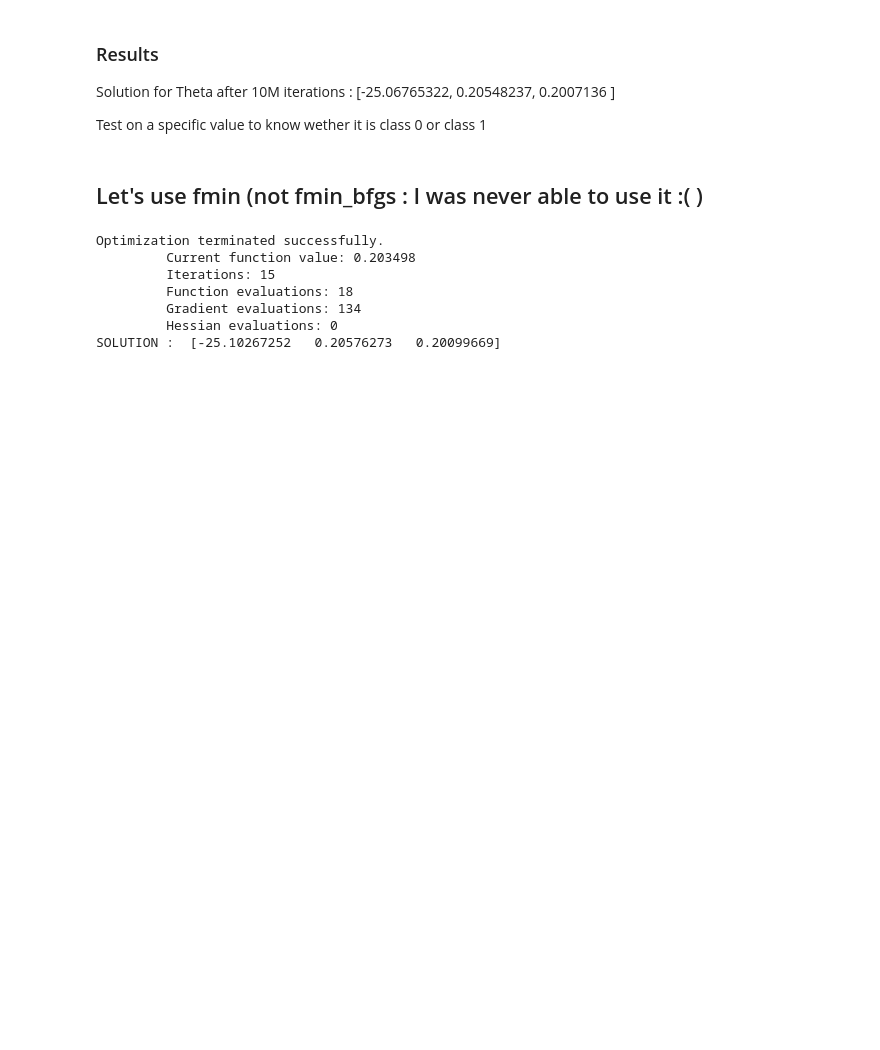
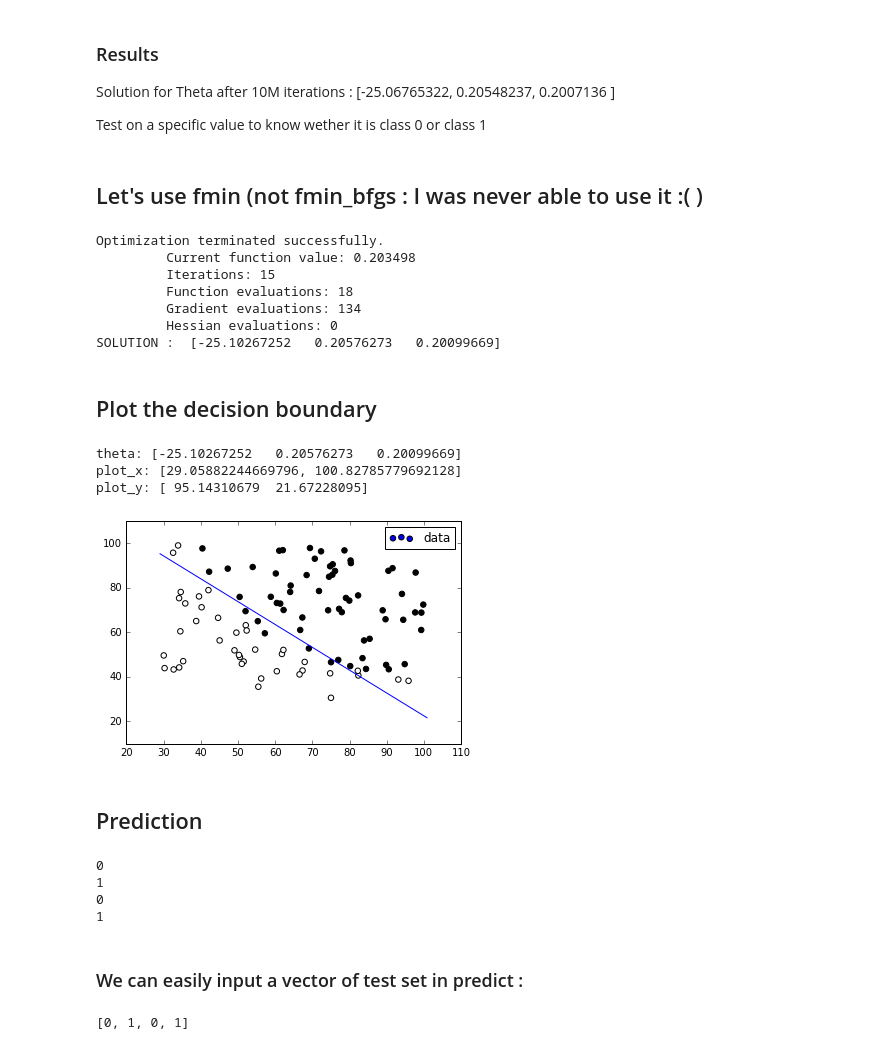
Before and after one commit to MrGreenRubato/notebooks, a Jupyter notebook: MLC/MLC_2/ex2.ipynb, the cells around one changed output. Saved outputs shown, nothing was run; the diff lists cells and outputs as text; code cells hidden in the pictures; blank space fills up the shorter version.

Commit message:
Logistic regression: boundary drawing and prediction function

```diff
--- a/MLC/MLC_2/ex2.ipynb
+++ b/MLC/MLC_2/ex2.ipynb
@@ -223,3 +223,51 @@ Optimization terminated successfully.
          Gradient evaluations: 134
          Hessian evaluations: 0
 SOLUTION :  [-25.10267252   0.20576273   0.20099669]
+# %% [markdown]
+## Plot the decision boundary
+# %%
+plt.scatter(data[:,0] ,data[:,1], c=data[:,2], cmap=plt.cm.binary, s=30, label='data')
+plt.legend()
+
+#print(X)
+# draw the line according to theta parameters
+print('theta:', theta)
+plot_x = [min(X[:,1])-1, max(X[:,1]+1)]
+print('plot_x:',plot_x)
+
+plot_y = (-1/theta[2]) * (np.multiply(theta[1],plot_x) + theta[0])
+print('plot_y:',plot_y)
+
+plt.plot(plot_x, plot_y)
+
+plt.show()
+# %% [output]
+theta: [-25.10267252   0.20576273   0.20099669]
+plot_x: [29.05882244669796, 100.82785779692128]
+plot_y: [ 95.14310679  21.67228095]
+[figure, added]
+# %% [markdown]
+## Prediction
+# %%
+def predict(theta, x):
+    h = sigmoid( np.dot(x, theta) )
+    if ( h >= 0.5 ):
+        return 1
+    else:
+        return 0
+
+x = [1,50,50]
+print(predict(theta, x))
+x = [1,100,100]
+print(predict(theta, x))
+x = [1,70,50]
+print(predict(theta, x))
+x = [1,70,54]
+print(predict(theta, x))
+# %% [output]
+0
+1
+0
+1
+# %% [markdown]
+### We can easily input a vector of test set in predict :
@@ -225,0 +280,10 @@ SOLUTION :  [-25.10267252   0.20576273   0.20099669]
+# %%
+X = [
+    [1,50,50],
+    [1,100,100],
+    [1,70,50],
+    [1,70,54]]
+
+print(predict(theta, X))
+# %% [output]
+[0, 1, 0, 1]
```
Also changed, not shown: parts of 1 cell of this notebook.
